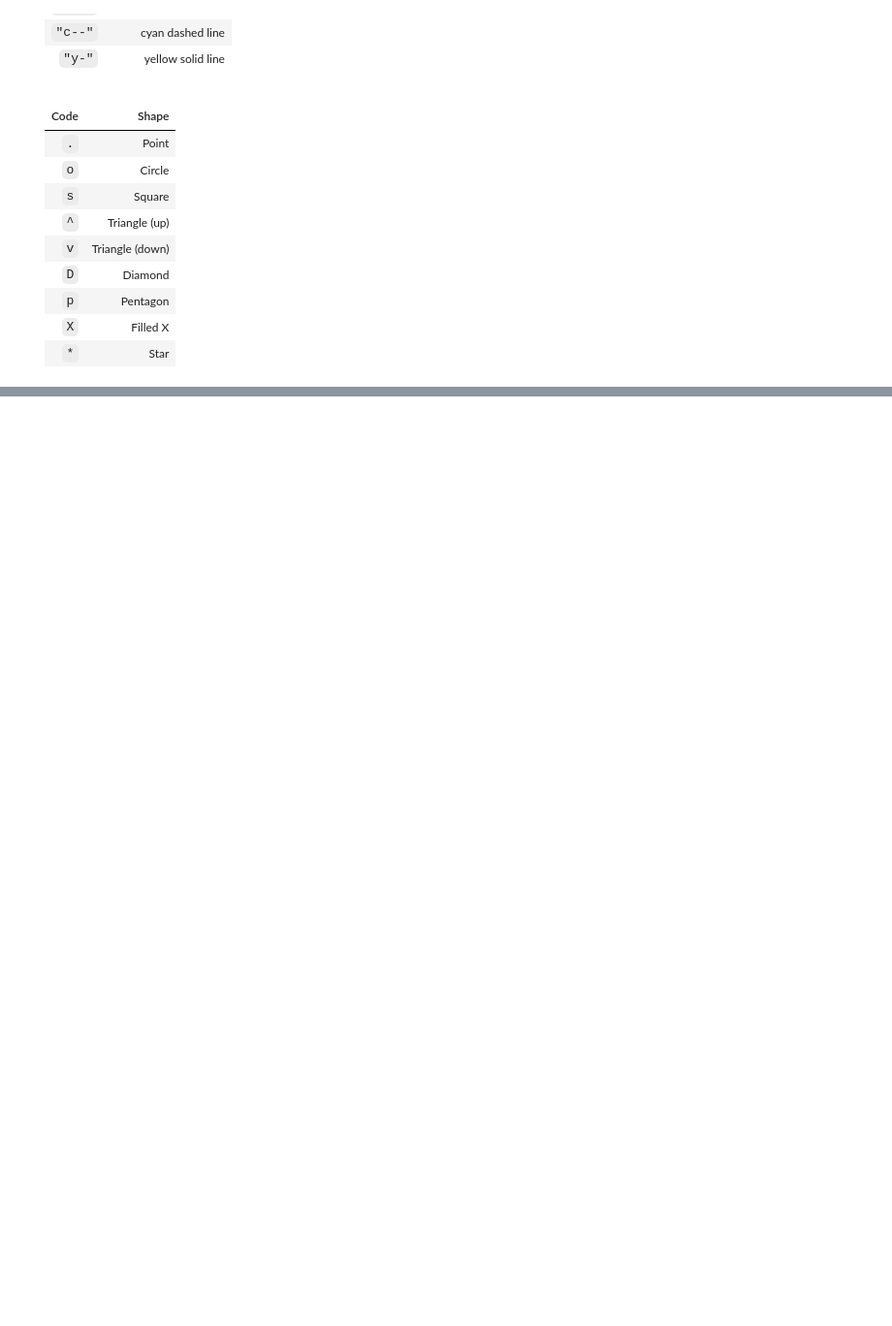
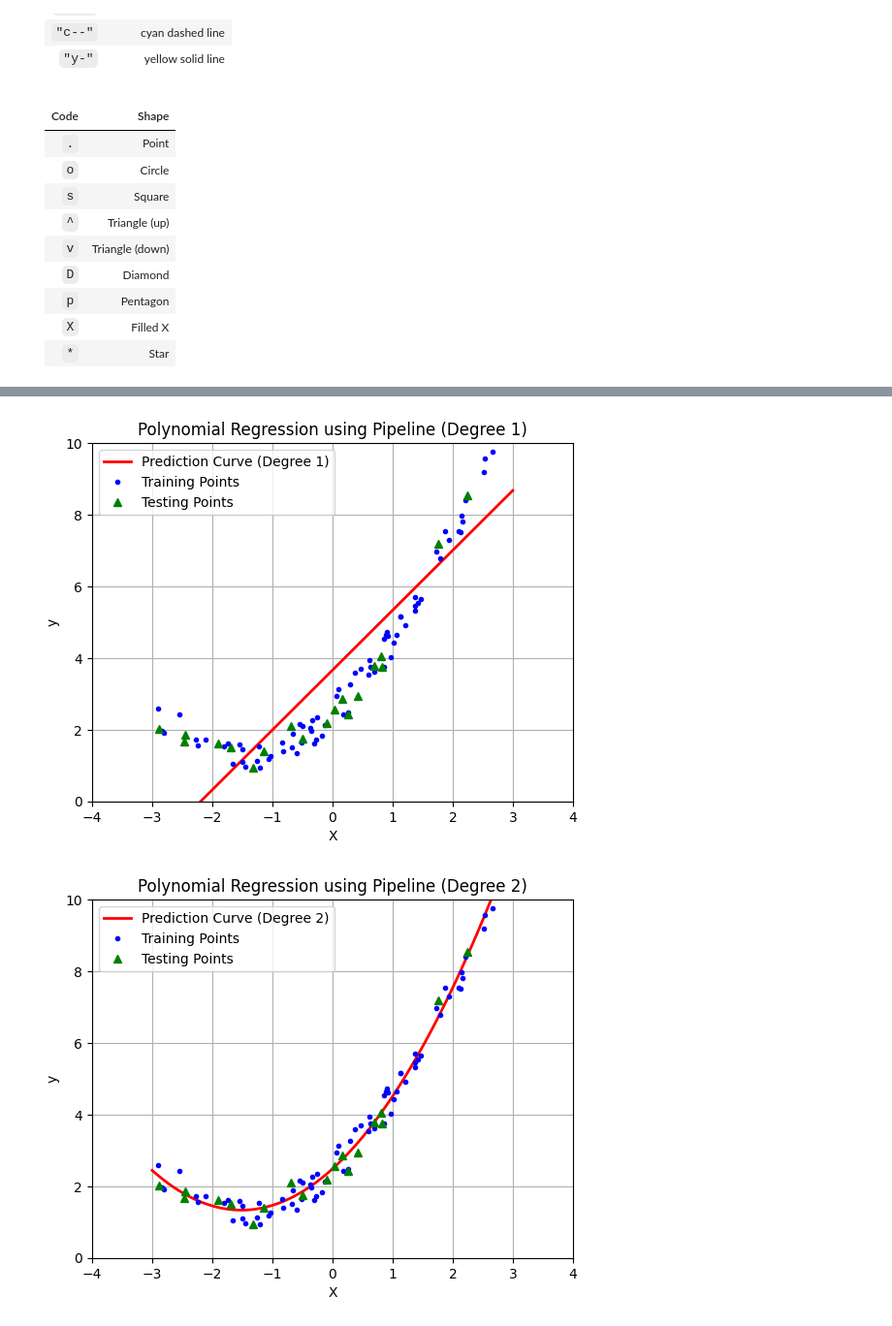
Before and after one commit to prsundaram/python-series, a Jupyter notebook: Linear_Regression/polynomial_regression.ipynb, the cells around one changed output, grey strips where cells are left out. Shown at 97% size. Saved outputs shown, nothing was run; the diff lists cells and outputs as text; code cells hidden in the pictures; blank space fills up the shorter version.

```diff
--- a/Linear_Regression/polynomial_regression.ipynb
+++ b/Linear_Regression/polynomial_regression.ipynb
@@ -385,0 +501,8 @@ Sample of X_new_poly (degree=3):
+# %%
+# Comparing multiple degress
+
+for degree in [1, 2, 3]:
+    poly_regression(degree)
+# %% [output]
+[figure, added]
+[figure, added]
```
Also changed, not shown: parts of 11 cells of this notebook.
